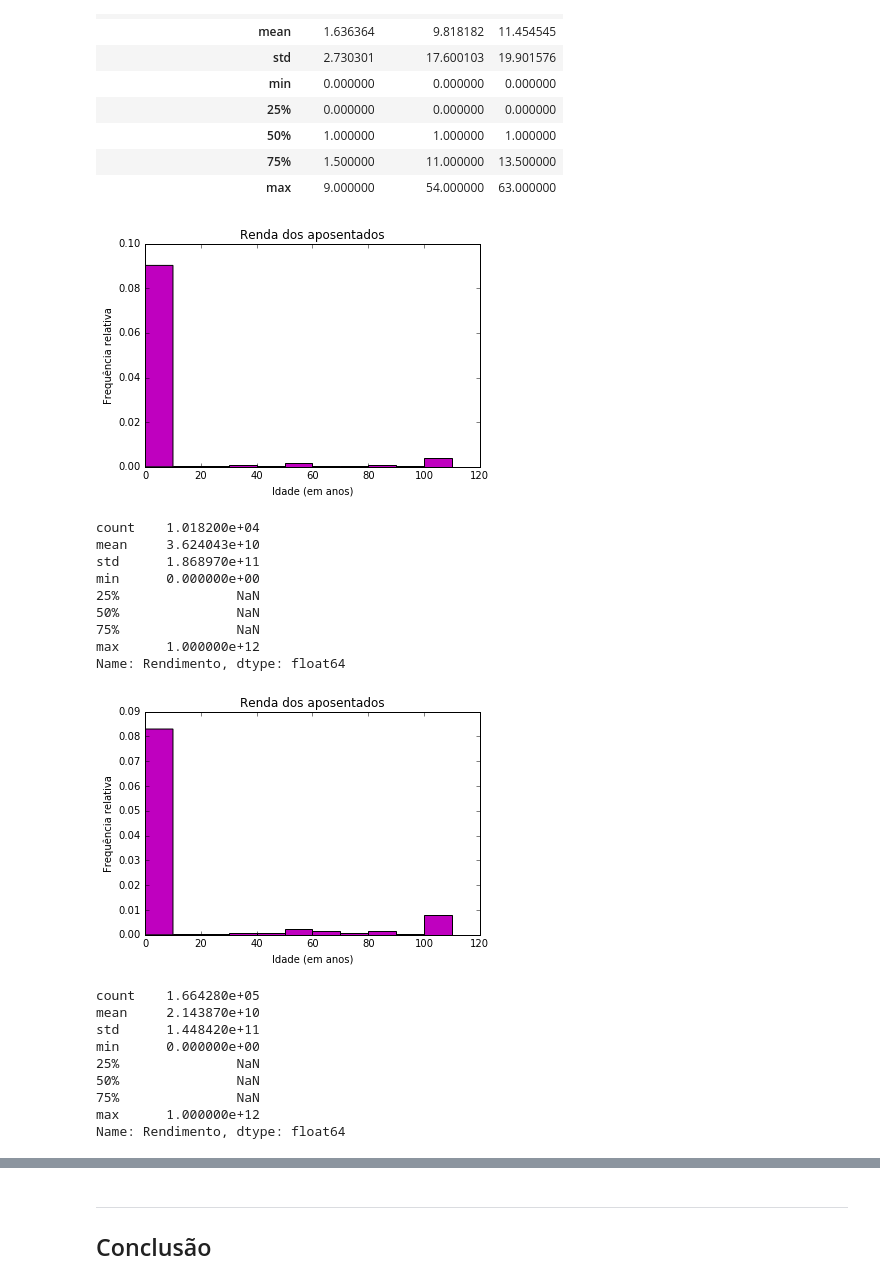
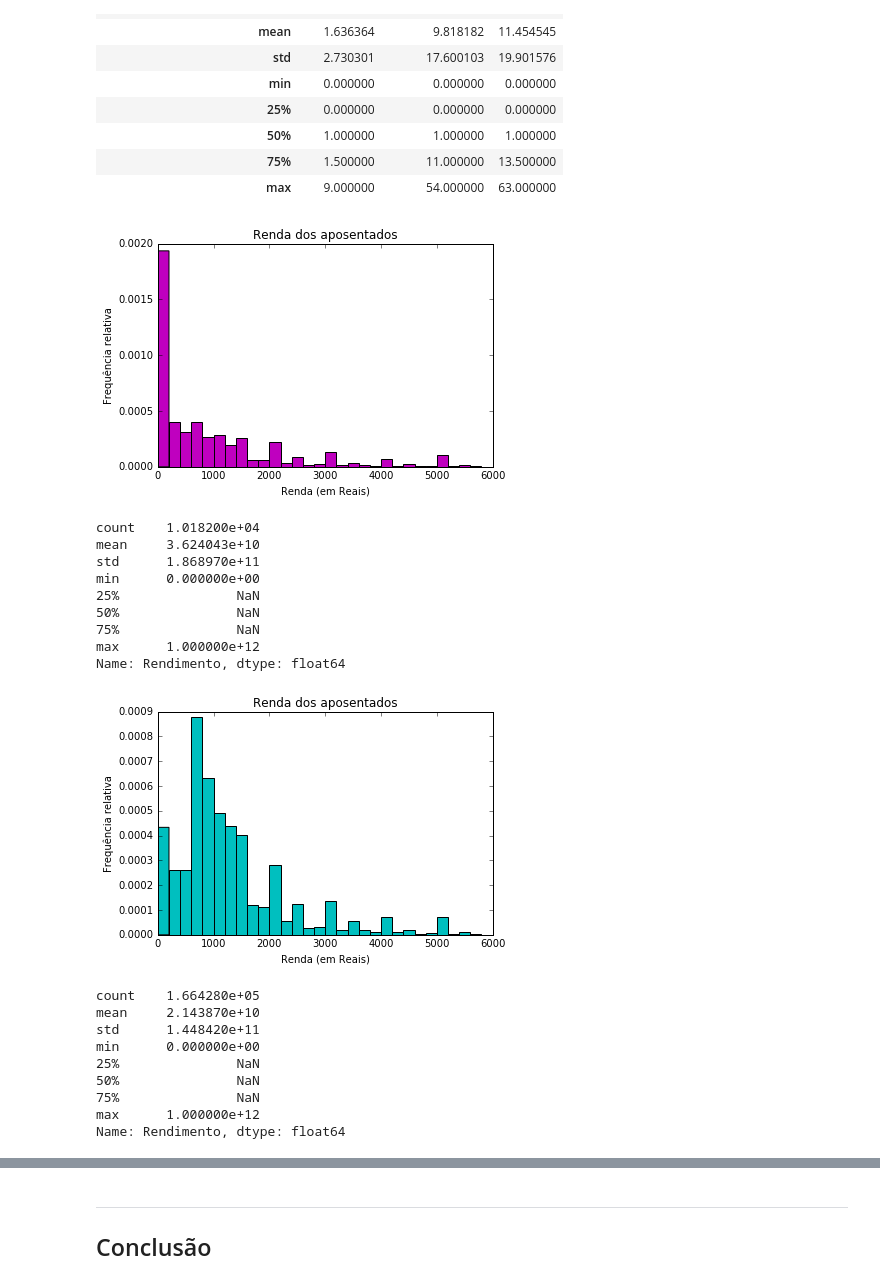
Before and after one commit to brunodratcu/CD, a Jupyter notebook: Projeto1/Projeto1 Layout.ipynb, the cells around one changed output, grey strips where cells are left out. Saved outputs shown, nothing was run; the diff lists cells and outputs as text; code cells hidden in the pictures.

```diff
--- a/Projeto1/Projeto1 Layout.ipynb
+++ b/Projeto1/Projeto1 Layout.ipynb
@@ -469,20 +469,20 @@ tab31.describe()
 | 75% | 1.500000 | 11.000000 | 13.500000 |
 | max | 9.000000 | 54.000000 | 63.000000 |
 # %%
-#Histograma mostrando os aposentados que tiveram no minimo o E.M. completo, pela renda
+#Histograma mostrando os aposentados, pela renda
 
 renda_idosos = escolhas[(escolhas["Aposentados"] == velhos_aposentados)].Rendimento
-faixa = arange(0,120,10)
+faixa = arange(0,6000,200)
 
 plot = renda_idosos.plot.hist(bins=faixa, normed=1, color="m")
 plt.title("Renda dos aposentados")
-plt.xlabel("Idade (em anos)")
+plt.xlabel("Renda (em Reais)")
 plt.ylabel("Frequência relativa")
 plt.show()
 
 renda_idosos.describe()
 # %% [output]
-[figure, old version]
+[figure, new version]
 count    1.018200e+04
 mean     3.624043e+10
 std      1.868970e+11
@@ -493,18 +493,20 @@ min      0.000000e+00
 max      1.000000e+12
 Name: Rendimento, dtype: float64
 # %%
+#Histograma mostrando os não aposentados, pela renda
+
 renda_adultos = escolhas[(escolhas["Aposentados"] == nao_aposentados)].Rendimento
-faixa = arange(0,120,10)
+faixa = arange(0,6000,200)
 
-plot = renda_adultos.plot.hist(bins=faixa, normed=1, color="m")
+plot = renda_adultos.plot.hist(bins=faixa, normed=1, color="c")
 plt.title("Renda dos aposentados")
-plt.xlabel("Idade (em anos)")
+plt.xlabel("Renda (em Reais)")
 plt.ylabel("Frequência relativa")
 plt.show()
 
 renda_adultos.describe()
 # %% [output]
-[figure, old version]
+[figure, new version]
 count    1.664280e+05
 mean     2.143870e+10
 std      1.448420e+11
```
Also changed, not shown: parts of 8 cells of this notebook.
